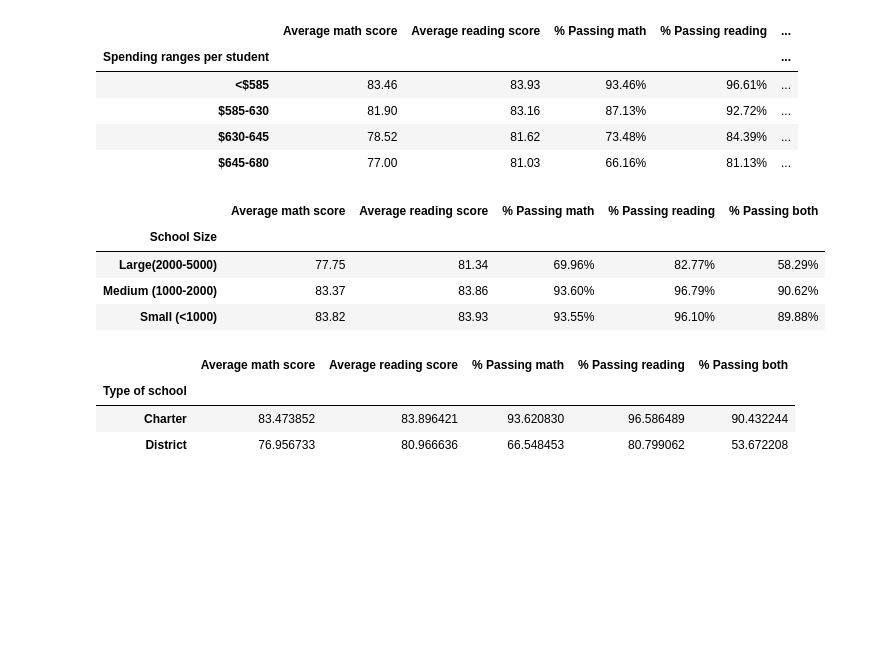
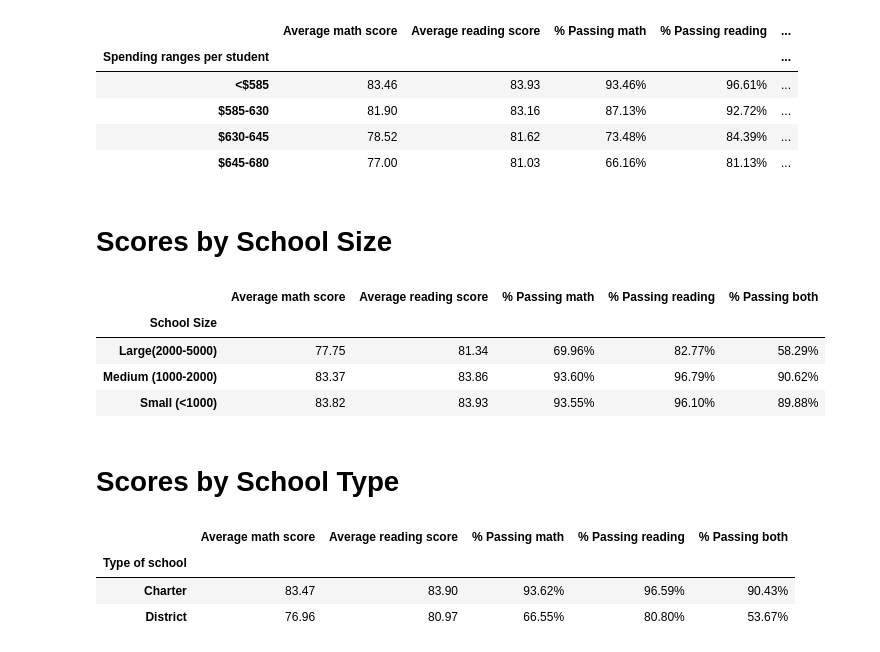
Before and after one commit to Emm9-Hmm/pandas-challenge, a Jupyter notebook: PyCitySchools/PyCitySchools.ipynb, the cells around one changed output. Saved outputs shown, nothing was run; the diff lists cells and outputs as text; code cells hidden in the pictures; blank space fills up the shorter version.

```diff
--- a/PyCitySchools/PyCitySchools.ipynb
+++ b/PyCitySchools/PyCitySchools.ipynb
@@ -335,6 +380,8 @@ printingdf
 | $585-630 | 81.90 | 83.16 | 87.13% | 92.72% | ... |
 | $630-645 | 78.52 | 81.62 | 73.48% | 84.39% | ... |
 | $645-680 | 77.00 | 81.03 | 66.16% | 81.13% | ... |
+# %% [markdown]
+# Scores by School Size
 # %%
 bins2 = [0, 1000, 2000, 5000]
 
@@ -375,18 +422,21 @@ printingdf2
 | Large(2000-5000) | 77.75 | 81.34 | 69.96% | 82.77% | 58.29% |
 | Medium (1000-2000) | 83.37 | 83.86 | 93.60% | 96.79% | 90.62% |
 | Small (<1000) | 83.82 | 83.93 | 93.55% | 96.10% | 89.88% |
+# %% [markdown]
+# Scores by School Type
 # %%
 type_school = summary_school.groupby('Type of school')[['Average math score',
                                           'Average reading score','% Passing math',
                                           '% Passing reading','% Passing both']].mean()
 
-printingdf2['% Passing math'] = printingdf2['% Passing math'].map('{:,.2f}%'.format)
-printingdf2['% Passing reading'] = printingdf2['% Passing reading'].map('{:,.2f}%'.format)
-printingdf2['% Passing both'] = printingdf2['% Passing both'].map('{:,.2f}%'.format)
-printingdf2['Average math score'] = printingdf2['Average math score'].map('{:,.2f}'.format)
-printingdf2['Average reading score'] = printingdf2['Average reading score'].map('{:,.2f}'.format)
+type_school['% Passing math'] = type_school['% Passing math'].map('{:,.2f}%'.format)
+type_school['% Passing reading'] = type_school['% Passing reading'].map('{:,.2f}%'.format)
+type_school['% Passing both'] = type_school['% Passing both'].map('{:,.2f}%'.format)
+type_school['Average math score'] = type_school['Average math score'].map('{:,.2f}'.format)
+type_school['Average reading score'] = type_school['Average reading score'].map('{:,.2f}'.format)
+type_school
 # %% [output]
 |  | Average math score | Average reading score | % Passing math | % Passing reading | % Passing both |
 | Type of school |  |  |  |  |  |
-| Charter | 83.473852 | 83.896421 | 93.620830 | 96.586489 | 90.432244 |
-| District | 76.956733 | 80.966636 | 66.548453 | 80.799062 | 53.672208 |
+| Charter | 83.47 | 83.90 | 93.62% | 96.59% | 90.43% |
+| District | 76.96 | 80.97 | 66.55% | 80.80% | 53.67% |
```
Also changed, not shown: parts of 8 cells of this notebook.
